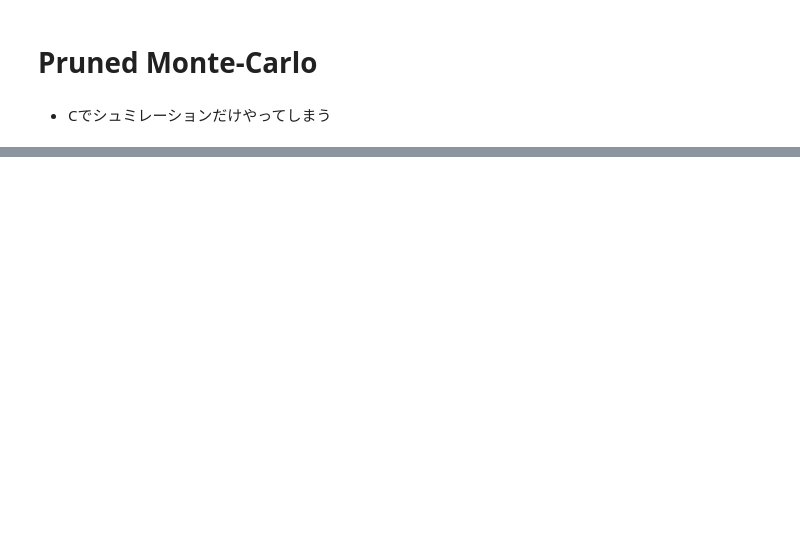
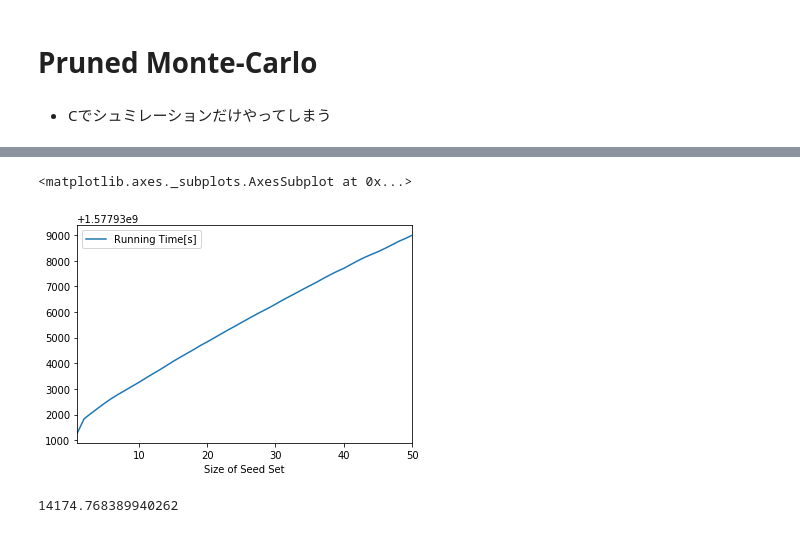
Before and after one commit to plue1011/code, a Jupyter notebook: PMC.ipynb, the cells around one changed output, grey strips where cells are left out. Drawn from its saved outputs; the diff is of its cells as text; code cells hidden in the pictures; blank space fills up the shorter version.

```diff
--- a/PMC.ipynb
+++ b/PMC.ipynb
@@ -329,0 +410,14 @@ Wall time: 46 s
+# %%
+WC_df_seed_time = pd.DataFrame({"Size of Seed Set":range(1,51),
+                                "Running Time[s]":time_list}).set_index("Size of Seed Set")
+WC_df_seed_time.to_csv("WC_df_seed_time.csv")
+# %%
+WC_df_seed_time.plot()
+# %% [output]
+<matplotlib.axes._subplots.AxesSubplot at 0x...>
+[figure, added]
+# %%
+run_time["WC"]
+# 14174.768389940262
+# %% [output]
+14174.768389940262
```
Also changed, not shown: parts of 33 cells of this notebook.
